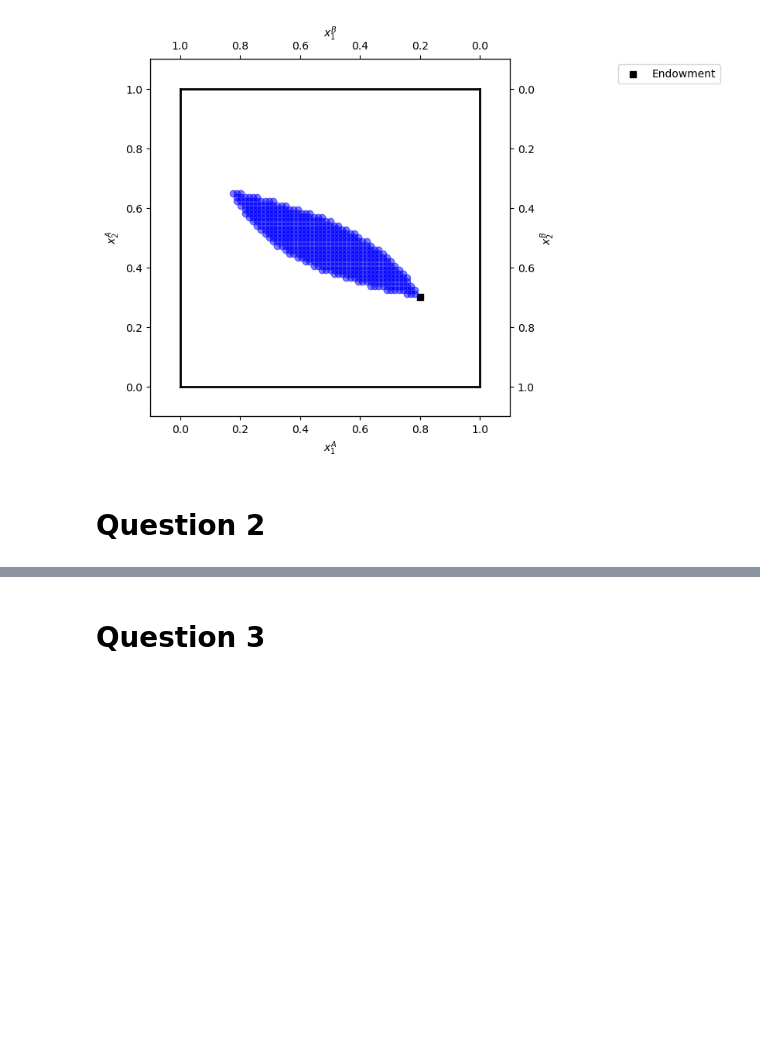
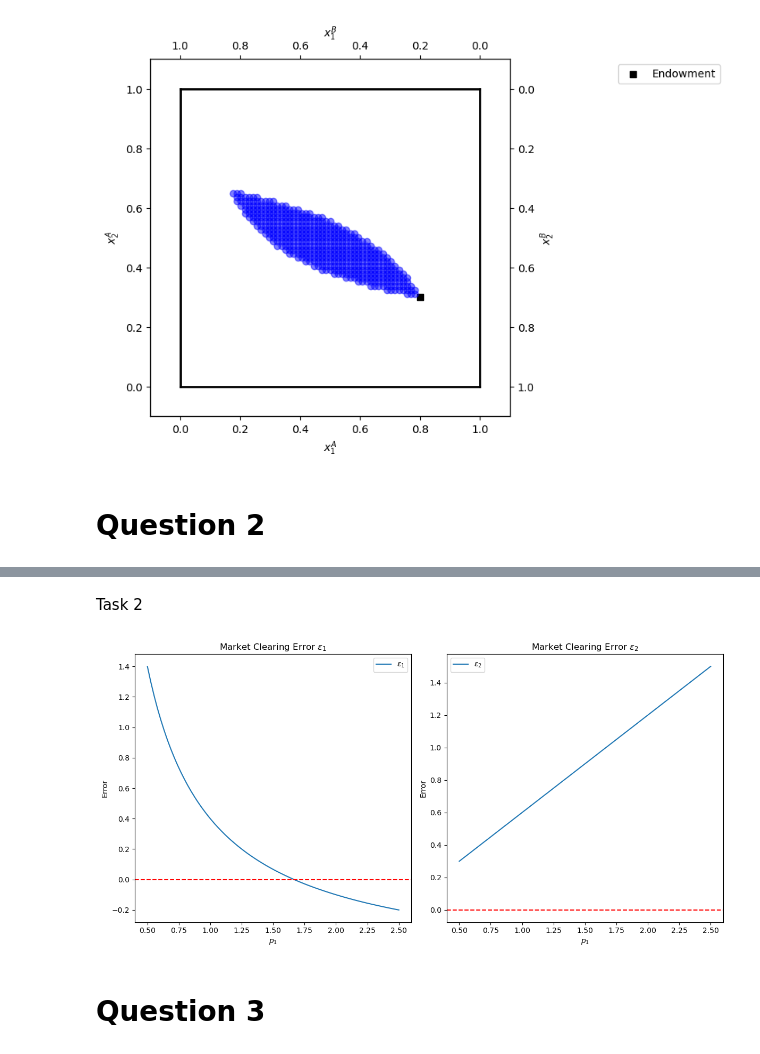
Before and after one commit to NumEconCopenhagen/projects-2024-sara-sara-huda, a Jupyter notebook: inauguralproject/inauguralproject.ipynb, the cells around one changed output, grey strips where cells are left out. Cells and saved outputs as stored; diff of their text form; code cells hidden in the pictures; blank space fills up the shorter version.

```diff
--- a/inauguralproject/inauguralproject.ipynb
+++ b/inauguralproject/inauguralproject.ipynb
@@ -166,3 +113,60 @@ NameError: name 'N' is not defined
+# %% [markdown]
+Task 2
+# %%
+# Price range for p1
+import matplotlib.pyplot as plt
+p1_values = np.linspace(0.5, 2.5, N+1)
+
+# Initial endowments for B
+alpha = 1/3
+beta = 2/3
+omega_A1 = 0.8
+omega_A2 = 0.3
+N = 75
+omega_B1 = 1 - omega_A1
+omega_B2 = 1 - omega_A2
+
+# Error calculations
+errors_1 = []
+errors_2 = []
+
+for p1 in p1_values:
+    # Demand calculations
+    x_A1_star = (alpha * omega_A1 * p1 + omega_A2) / p1
+    x_A2_star = ((1 - alpha) * omega_A1 * p1 + omega_A2)
+    x_B1_star = (beta * omega_B1 * p1 + omega_B2) / p1
+    x_B2_star = ((1 - beta) * p1 * omega_B1 + omega_B2)
+
+    # Market clearing errors
+    epsilon_1 = x_A1_star + x_B1_star - omega_A1 - omega_B1
+    epsilon_2 = x_A2_star + x_B2_star - omega_A2 - omega_B2
+
+    errors_1.append(epsilon_1)
+    errors_2.append(epsilon_2)
+
+# Plotting
+plt.figure(figsize=(12, 6))
+
+plt.subplot(1, 2, 1)
+plt.plot(p1_values, errors_1, label=r'$\epsilon_1$')
+plt.xlabel('$p_1$')
+plt.ylabel('Error')
+plt.title('Market Clearing Error $\epsilon_1$')
+plt.axhline(0, color='red', linestyle='--')
+plt.legend()
+
+plt.subplot(1, 2, 2)
+plt.plot(p1_values, errors_2, label=r'$\epsilon_2$')
+plt.xlabel('$p_1$')
+plt.ylabel('Error')
+plt.title('Market Clearing Error $\epsilon_2$')
+plt.axhline(0, color='red', linestyle='--')
+plt.legend()
+
+plt.tight_layout()
+plt.show()
+# %% [output]
+[figure, added]
 # %% [markdown]
 # Question 3
 # %% [markdown]
```
Also changed, not shown: parts of 2 cells of this notebook.
